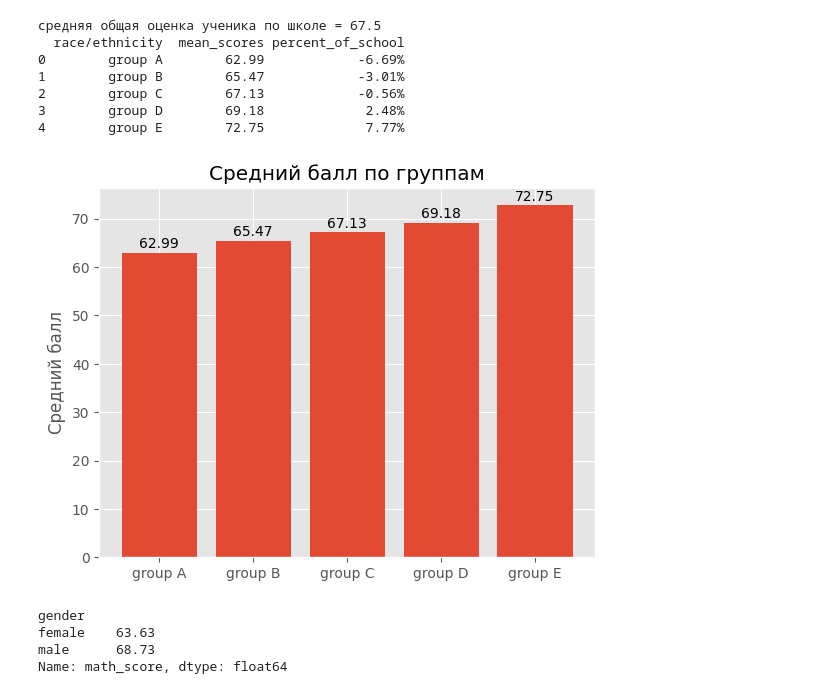
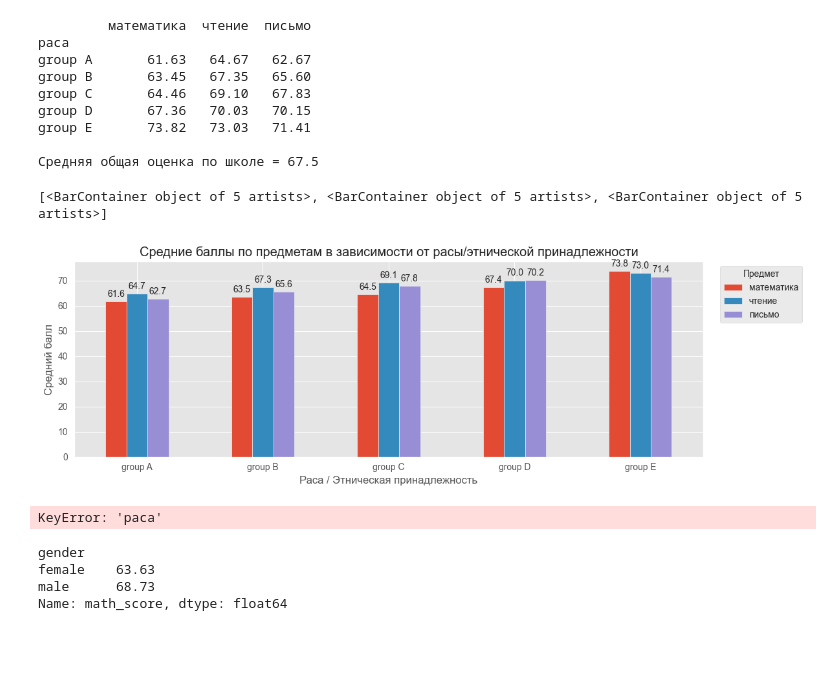
Before and after one commit to AntonLihtar/python_starter, a Jupyter notebook: padas_data1/main.ipynb, the cells around one changed output. Cells and saved outputs as stored; diff of their text form; code cells hidden in the pictures; blank space fills up the shorter version.

```diff
--- a/padas_data1/main.ipynb
+++ b/padas_data1/main.ipynb
@@ -117,39 +114,58 @@ Name: count, dtype: int64
 #Различия в среднем балле по всем предметам между этническими группами
 
 # Средние баллы по расам
-mean_scores_table = students_df.groupby('race/ethnicity').agg(
-    mean_math_score=('math_score', 'mean'),
-    mean_reading_score=('reading_score', 'mean'),
-    mean_writing_score=('writing_score', 'mean')
+def get_round_mean(lst: df.Series) -> int:
+    return lst.mean().round(2)
+
+mean_scores = students_df.groupby('раса').agg(
+    математика=('балл_по_математике', get_round_mean),
+    чтение=('балл_по_чтению', get_round_mean),
+    письмо=('балл_по_письму', get_round_mean)
 )
 
+print(mean_scores)
 # Среднее по расам (Series)
-mean_scores_group = mean_scores_table.mean(axis=1).round(2)
 
 # Среднее по всем расам и предметам (средний по больнице)
-mean_scores_full = mean_scores_table.mean(axis=1).mean()
-print(f'средняя общая оценка ученика по школе = {mean_scores_full.round(2)}')
-
-# Добавляем колонку с % от среднего по школе
-mean_scores_group = mean_scores_group.reset_index(name='mean_scores')
-# print(mean_scores_group)
-
-mean_scores_group['percent_of_school'] = (mean_scores_group['mean_scores'] / mean_scores_full * 100).round(2)
-mean_scores_group['percent_of_school'] = (mean_scores_group['percent_of_school'] - 100).round(2).astype(str) + '%'
-print(mean_scores_group)
+mean_scores_full = mean_scores.mean(axis=1).mean().round(2)
+print(f'\nСредняя общая оценка по школе = {mean_scores_full}\n')
 # %% [output]
-средняя общая оценка ученика по школе = 67.5
-  race/ethnicity  mean_scores percent_of_school
-0        group A        62.99            -6.69%
-1        group B        65.47            -3.01%
-2        group C        67.13            -0.56%
-3        group D        69.18             2.48%
-4        group E        72.75             7.77%
+         математика  чтение  письмо
+раса
+group A       61.63   64.67   62.67
+group B       63.45   67.35   65.60
+group C       64.46   69.10   67.83
+group D       67.36   70.03   70.15
+group E       73.82   73.03   71.41
+
+Средняя общая оценка по школе = 67.5
+# %%
+# Построим grouped bar chart
+ax = mean_scores.plot(kind='bar', figsize=(12, 4))
+print(ax.containers)
+
+# Добавляем подписи
+for container in ax.containers:
+    ax.bar_label(container, fmt='%.1f', padding=3, fontsize=10)  # padding — отступ от столбца
+
+# Настройки
+plt.title('Средние баллы по предметам в зависимости от расы/этнической принадлежности')
+plt.xlabel('Раса / Этническая принадлежность')
+plt.ylabel('Средний балл')
+plt.xticks(rotation=0)  # чтобы подписи были горизонтально
+# Легенда справа снаружи
+plt.legend(title='Предмет', bbox_to_anchor=(1.02, 1), loc='upper left')
+
+plt.tight_layout()
+plt.show()
+# %% [output]
+[<BarContainer object of 5 artists>, <BarContainer object of 5 artists>, <BarContainer object of 5 artists>]
+[figure, added]
 # %%
 #Различия в среднем балле по всем предметам между этническими группами
-plt.bar(mean_scores_group['race/ethnicity'], mean_scores_group['mean_scores'])
+plt.bar(mean_scores['race/ethnicity'], mean_scores['mean_scores'])
 
-for i, v in enumerate(mean_scores_group['mean_scores']):
+for i, v in enumerate(mean_scores['mean_scores']):
     plt.text(i, v + 1, str(v), ha='center')
 
 plt.ylabel('Средний балл')
@@ -158,7 +174,7 @@ plt.show()
 
 #средние оценки group E выше всех. group A -самые низкие
 # %% [output]
-[figure, removed]
+KeyError: 'раса'
 # %%
 #Гипотеза 1: средние оценки по математике различаются у мальчиков и девочек.
 mean_math_score_gender = students_df.groupby('gender')['math_score'].mean().round(2)
```
Also changed, not shown: parts of 6 cells of this notebook, 1 other file.
